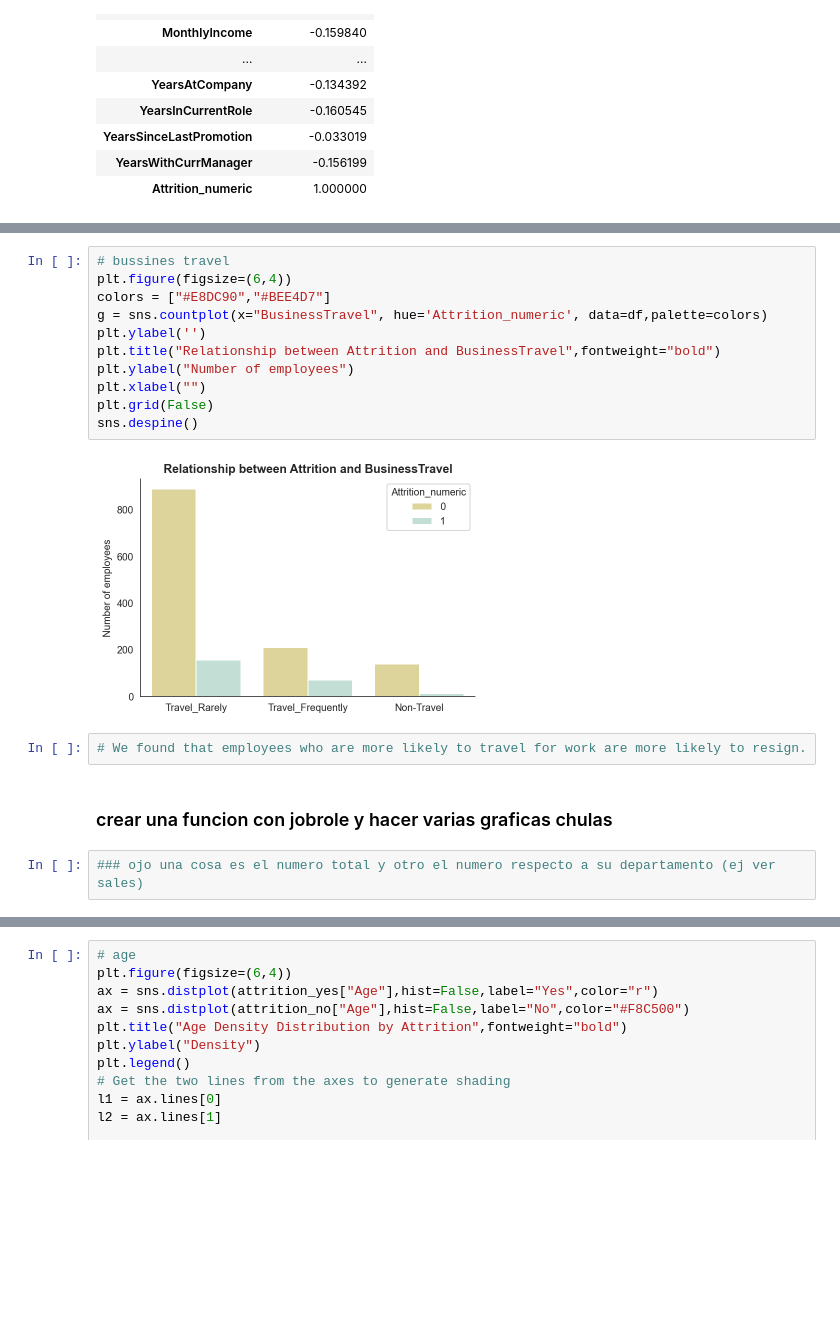
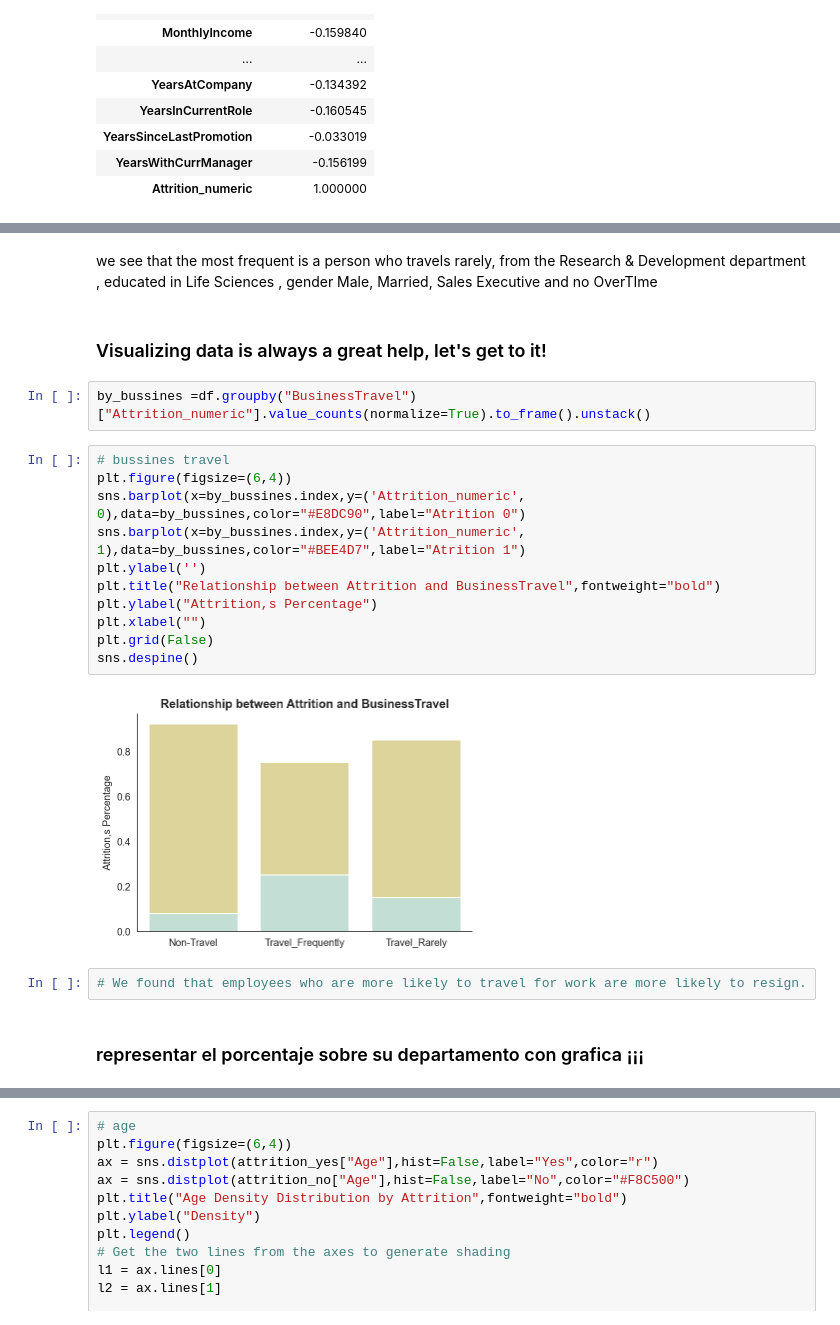
Before and after one commit to gonzalo71/TestGit, a Jupyter notebook: IBM_HR_Analytics_Employee.ipynb, the cells around one changed output, grey strips where cells are left out. Cells and saved outputs as stored; diff of their text form; blank space fills up the shorter version.

```diff
--- a/IBM_HR_Analytics_Employee.ipynb
+++ b/IBM_HR_Analytics_Employee.ipynb
@@ -176,19 +197,23 @@ https://www.kaggle.com/janiobachmann/attrition-in-an-organization-why-workers-qu
+# %% [markdown]
+we see that the most frequent is a person who travels rarely, from the Research & Development department , educated in Life Sciences , gender Male, Married, Sales Executive and no OverTIme
+# %% [markdown]
+### Visualizing data is always a great help, let's get to it!
+# %%
+by_bussines =df.groupby("BusinessTravel")["Attrition_numeric"].value_counts(normalize=True).to_frame().unstack()
 # %%
 # bussines travel
 plt.figure(figsize=(6,4))
-colors = ["#E8DC90","#BEE4D7"]
-g = sns.countplot(x="BusinessTravel", hue='Attrition_numeric', data=df,palette=colors)
+sns.barplot(x=by_bussines.index,y=('Attrition_numeric', 0),data=by_bussines,color="#E8DC90",label="Atrition 0")
+sns.barplot(x=by_bussines.index,y=('Attrition_numeric', 1),data=by_bussines,color="#BEE4D7",label="Atrition 1")
 plt.ylabel('')
 plt.title("Relationship between Attrition and BusinessTravel",fontweight="bold")
-plt.ylabel("Number of employees")
+plt.ylabel("Attrition,s Percentage")
 plt.xlabel("")
 plt.grid(False)
 sns.despine()
 # %% [output]
-[figure, old version]
+[figure, new version]
 # %%
 # We found that employees who are more likely to travel for work are more likely to resign.
-# %% [markdown]
-### crear una funcion con jobrole y hacer varias graficas chulas
-# %%
-### ojo una cosa es el numero total y otro el numero respecto a su departamento (ej ver sales)
+# %% [markdown]
+### representar el porcentaje sobre su departamento con grafica ¡¡¡
```
Also changed, not shown: parts of 41 cells of this notebook.
